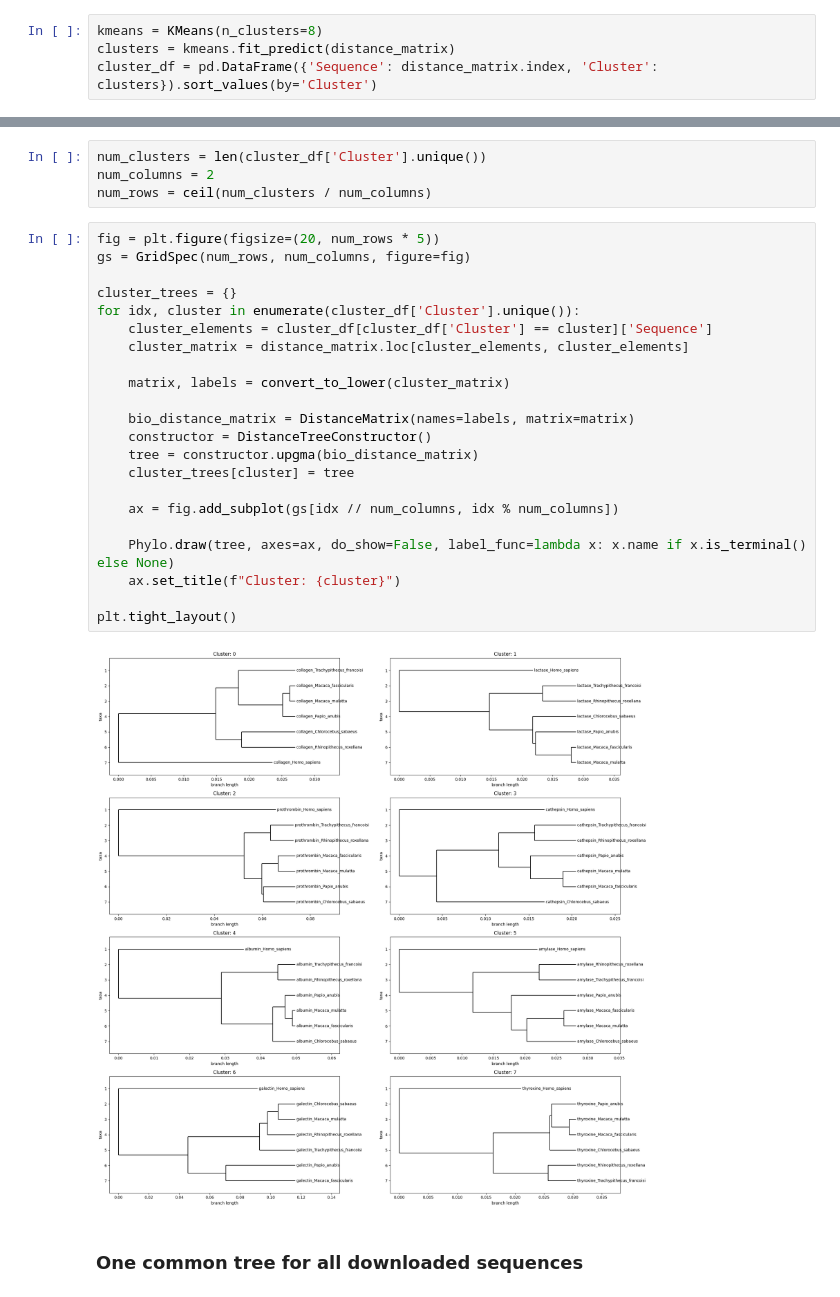
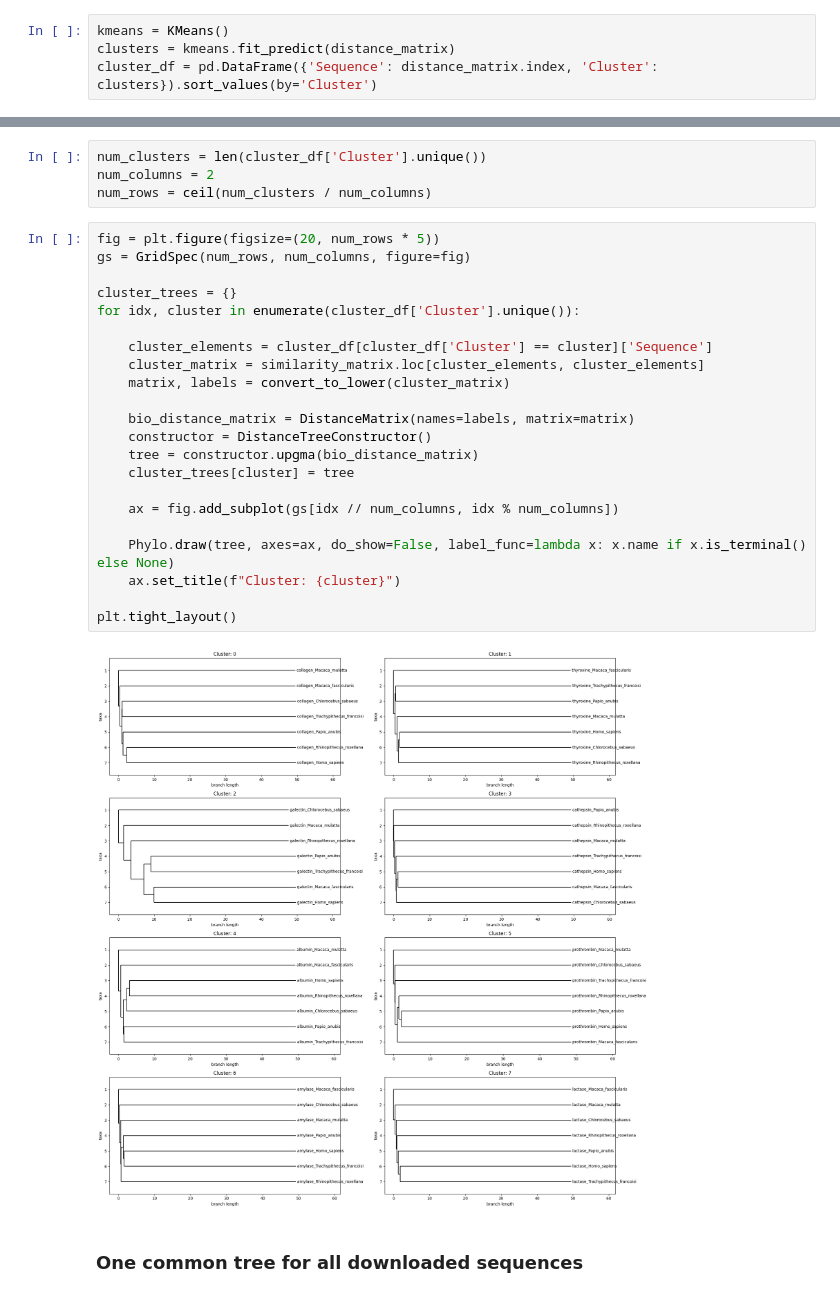
Before and after one commit to zosialagiewka/Bioinformatics_Projects, a Jupyter notebook: Task3/task3.ipynb, the cells around one changed output, grey strips where cells are left out. Cells and saved outputs as stored; diff of their text form.

```diff
--- a/Task3/task3.ipynb
+++ b/Task3/task3.ipynb
@@ -110,7 +71,7 @@ plt.show()
 # %% [markdown]
 ### KMeans clustering
 # %%
-kmeans = KMeans(n_clusters=8)
+kmeans = KMeans()
 clusters = kmeans.fit_predict(distance_matrix)
 cluster_df = pd.DataFrame({'Sequence': distance_matrix.index, 'Cluster': clusters}).sort_values(by='Cluster')
 # %%
@@ -202,27 +163,27 @@ num_rows = ceil(num_clusters / num_columns)
 # %%
 fig = plt.figure(figsize=(20, num_rows * 5))
 gs = GridSpec(num_rows, num_columns, figure=fig)
 
 cluster_trees = {}
 for idx, cluster in enumerate(cluster_df['Cluster'].unique()):
+
     cluster_elements = cluster_df[cluster_df['Cluster'] == cluster]['Sequence']
-    cluster_matrix = distance_matrix.loc[cluster_elements, cluster_elements]
-
+    cluster_matrix = similarity_matrix.loc[cluster_elements, cluster_elements]
     matrix, labels = convert_to_lower(cluster_matrix)
 
     bio_distance_matrix = DistanceMatrix(names=labels, matrix=matrix)
     constructor = DistanceTreeConstructor()
     tree = constructor.upgma(bio_distance_matrix)
     cluster_trees[cluster] = tree
 
     ax = fig.add_subplot(gs[idx // num_columns, idx % num_columns])
 
     Phylo.draw(tree, axes=ax, do_show=False, label_func=lambda x: x.name if x.is_terminal() else None)
     ax.set_title(f"Cluster: {cluster}")
 
 plt.tight_layout()
 # %% [output]
-[figure, old version]
+[figure, new version]
 # %% [markdown]
 ### One common tree for all downloaded sequences
 # %%
```
Also changed, not shown: parts of 6 cells of this notebook.
